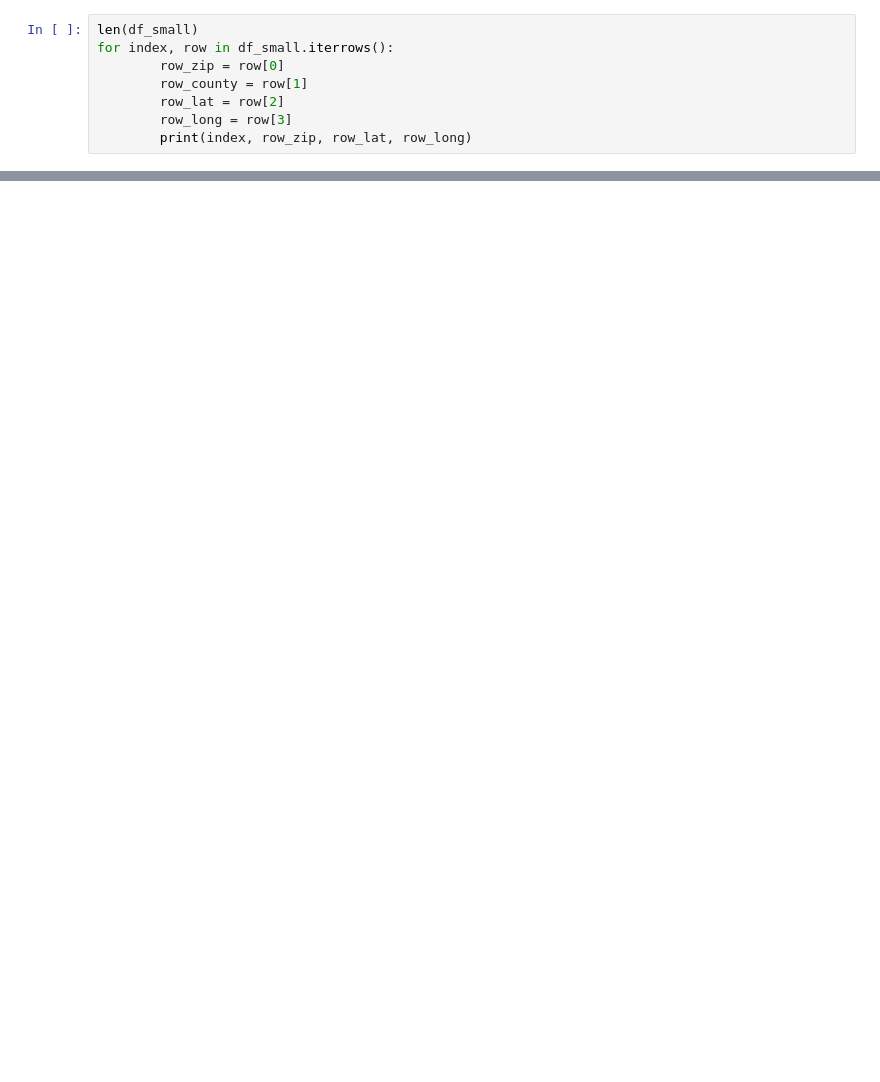
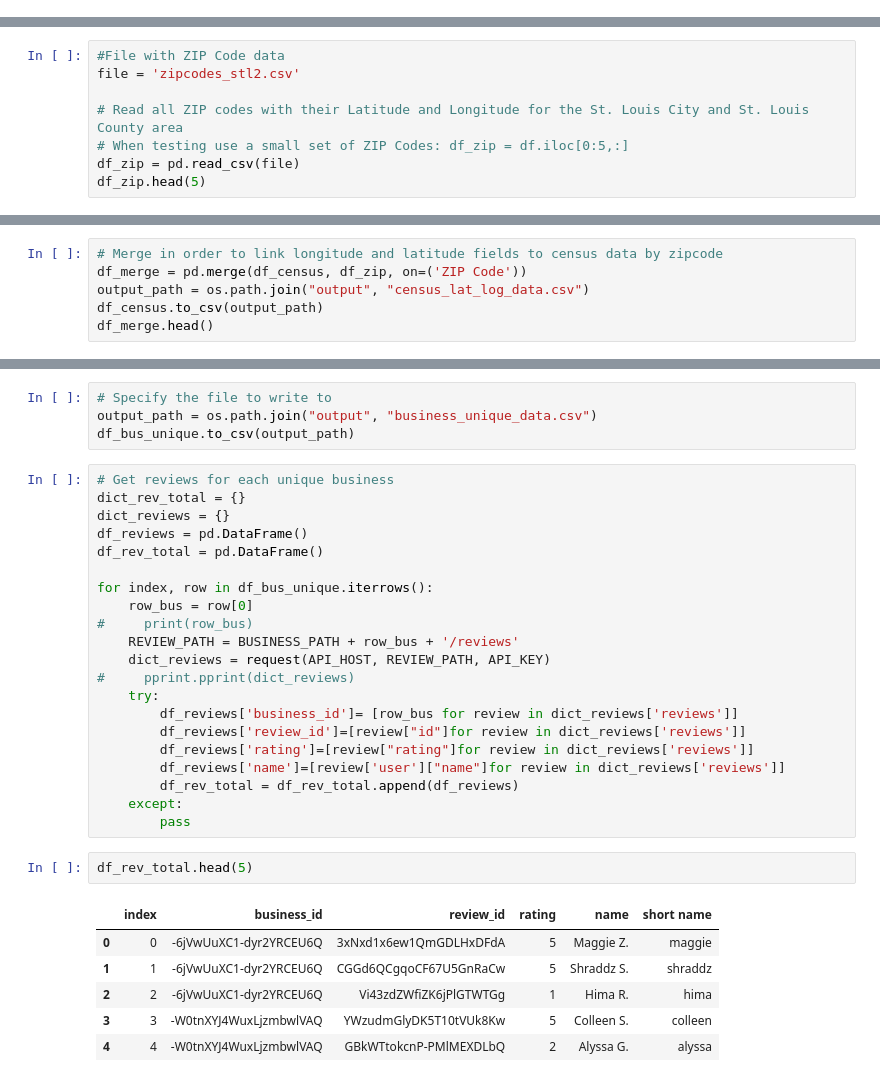
Before and after one commit to DutchDS/Project-1, a Jupyter notebook: Question_2_and_3.ipynb, the cells around one changed output, grey strips where cells are left out. Saved outputs shown, nothing was run; the diff lists cells and outputs as text; blank space fills up the shorter version.

```diff
--- a/Question_2_and_3.ipynb
+++ b/Question_2_and_3.ipynb
@@ -121,8 +0,0 @@ df_businesses = pd.DataFrame()
-# %%
-len(df_small)
-for index, row in df_small.iterrows():
-        row_zip = row[0]
-        row_county = row[1]
-        row_lat = row[2]
-        row_long = row[3]
-        print(index, row_zip, row_lat, row_long)
@@ -345,0 +22,8 @@ df_total.head()
+# %%
+#File with ZIP Code data
+file = 'zipcodes_stl2.csv'
+
+# Read all ZIP codes with their Latitude and Longitude for the St. Louis City and St. Louis County area
+# When testing use a small set of ZIP Codes: df_zip = df.iloc[0:5,:]
+df_zip = pd.read_csv(file)
+df_zip.head(5)
@@ -345,0 +78,6 @@ df_total.head()
+# %%
+# Merge in order to link longitude and latitude fields to census data by zipcode
+df_merge = pd.merge(df_census, df_zip, on=('ZIP Code'))
+output_path = os.path.join("output", "census_lat_log_data.csv")
+df_census.to_csv(output_path)
+df_merge.head()
@@ -345,0 +182,34 @@ df_total.head()
+# %%
+# Specify the file to write to
+output_path = os.path.join("output", "business_unique_data.csv")
+df_bus_unique.to_csv(output_path)
+# %%
+# Get reviews for each unique business
+dict_rev_total = {}
+dict_reviews = {}
+df_reviews = pd.DataFrame()
+df_rev_total = pd.DataFrame()
+
+for index, row in df_bus_unique.iterrows():
+    row_bus = row[0]
+#     print(row_bus)
+    REVIEW_PATH = BUSINESS_PATH + row_bus + '/reviews'
+    dict_reviews = request(API_HOST, REVIEW_PATH, API_KEY)
+#     pprint.pprint(dict_reviews)
+    try:
+        df_reviews['business_id']= [row_bus for review in dict_reviews['reviews']]
+        df_reviews['review_id']=[review["id"]for review in dict_reviews['reviews']]
+        df_reviews['rating']=[review["rating"]for review in dict_reviews['reviews']]
+        df_reviews['name']=[review['user']["name"]for review in dict_reviews['reviews']]
+        df_rev_total = df_rev_total.append(df_reviews)
+    except:
+        pass
+# %%
+df_rev_total.head(5)
+# %% [output]
+|  | index | business_id | review_id | rating | name | short name |
+| 0 | 0 | -6jVwUuXC1-dyr2YRCEU6Q | 3xNxd1x6ew1QmGDLHxDFdA | 5 | Maggie Z. | maggie |
+| 1 | 1 | -6jVwUuXC1-dyr2YRCEU6Q | CGGd6QCgqoCF67U5GnRaCw | 5 | Shraddz S. | shraddz |
+| 2 | 2 | -6jVwUuXC1-dyr2YRCEU6Q | Vi43zdZWfiZK6jPlGTWTGg | 1 | Hima R. | hima |
+| 3 | 3 | -W0tnXYJ4WuxLjzmbwlVAQ | YWzudmGlyDK5T10tVUk8Kw | 5 | Colleen S. | colleen |
+| 4 | 4 | -W0tnXYJ4WuxLjzmbwlVAQ | GBkWTtokcnP-PMlMEXDLbQ | 2 | Alyssa G. | alyssa |
```
Also changed, not shown: parts of 38 cells of this notebook, 10 other files.
